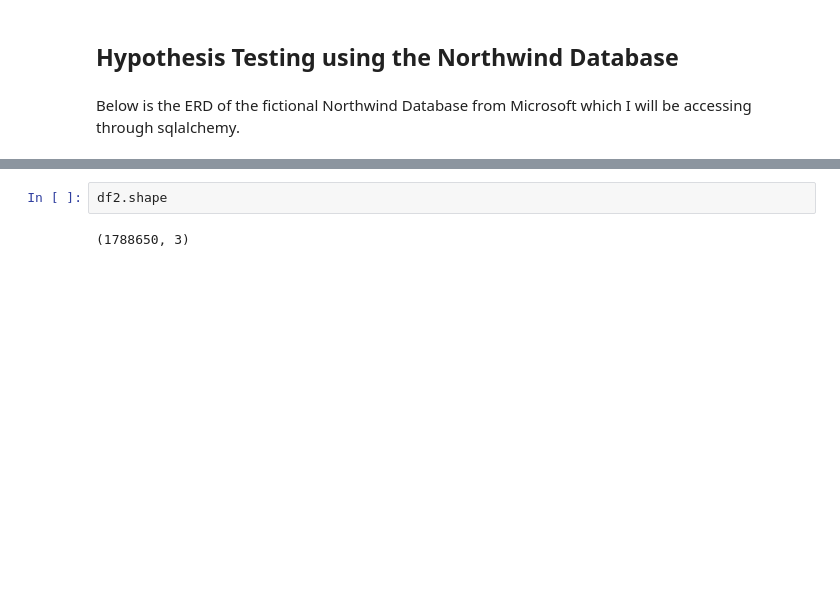
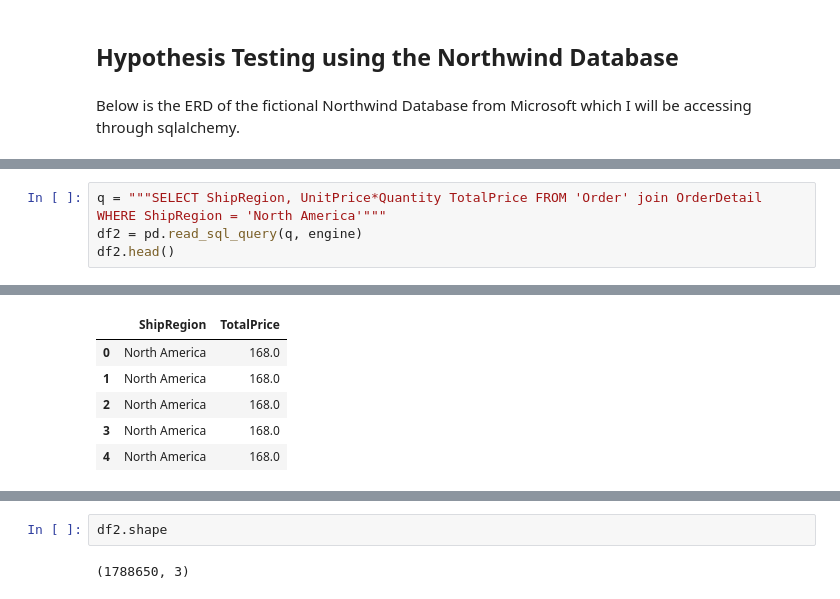
Before and after one commit to byeretzian/dsc-2-final-project-online-ds-sp-000, a Jupyter notebook: Module 2 Final Project.ipynb, the cells around one changed output, grey strips where cells are left out. Saved outputs shown, nothing was run; the diff lists cells and outputs as text; blank space fills up the shorter version.

```diff
--- a/Module 2 Final Project.ipynb
+++ b/Module 2 Final Project.ipynb
@@ -6,3 +6,8 @@
 Below is the ERD of the fictional Northwind Database from Microsoft which I will be accessing through sqlalchemy.
 # %% [markdown]
 <img src="Northwind_ERD.png">
+# %%
+q = """SELECT ShipRegion, UnitPrice*Quantity TotalPrice FROM 'Order' join OrderDetail WHERE ShipRegion = 'North America'"""
+df2 = pd.read_sql_query(q, engine)
+df2.head()
+# %% [output]
@@ -9 +16,7 @@ Below is the ERD of the fictional Northwind Database from Microsoft which I will
+|  | ShipRegion | TotalPrice |
+| 0 | North America | 168.0 |
+| 1 | North America | 168.0 |
+| 2 | North America | 168.0 |
+| 3 | North America | 168.0 |
+| 4 | North America | 168.0 |
 # %%
```
Also changed, not shown: parts of 7 cells of this notebook.
